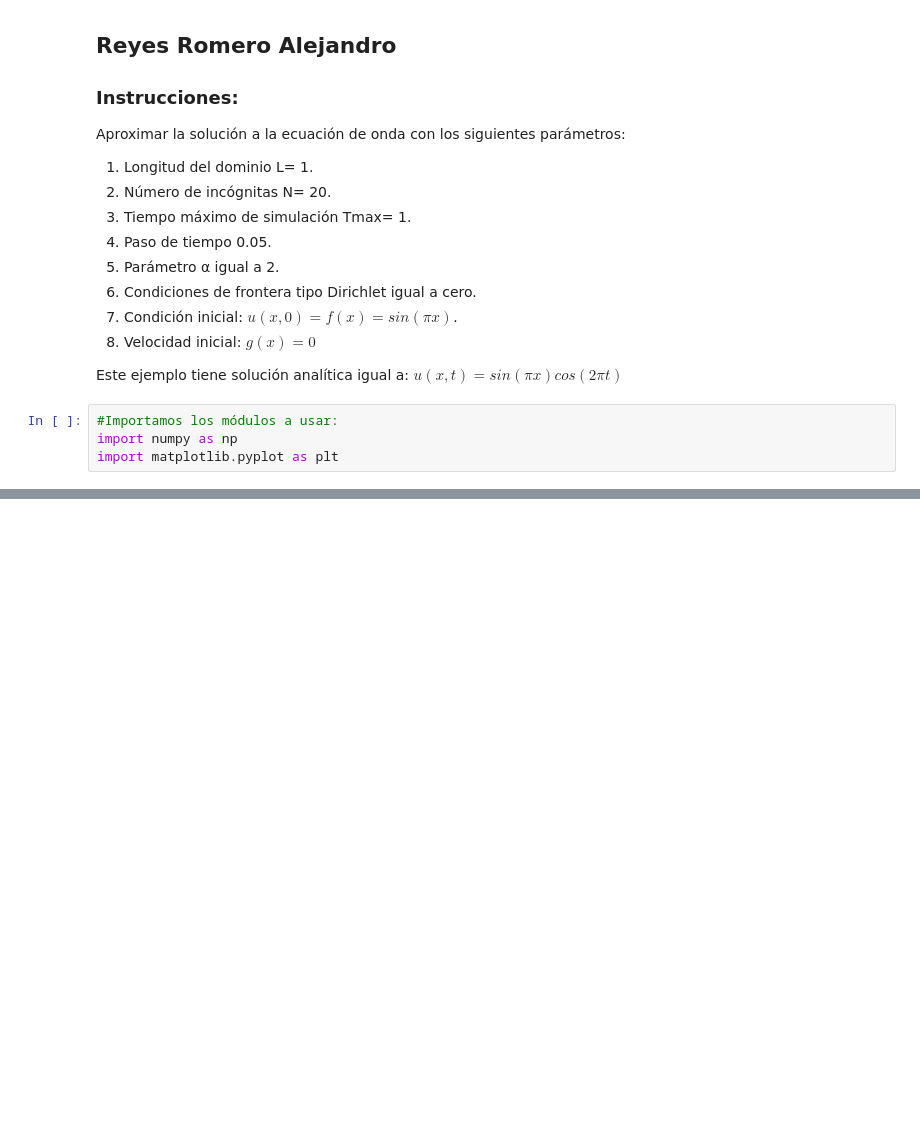
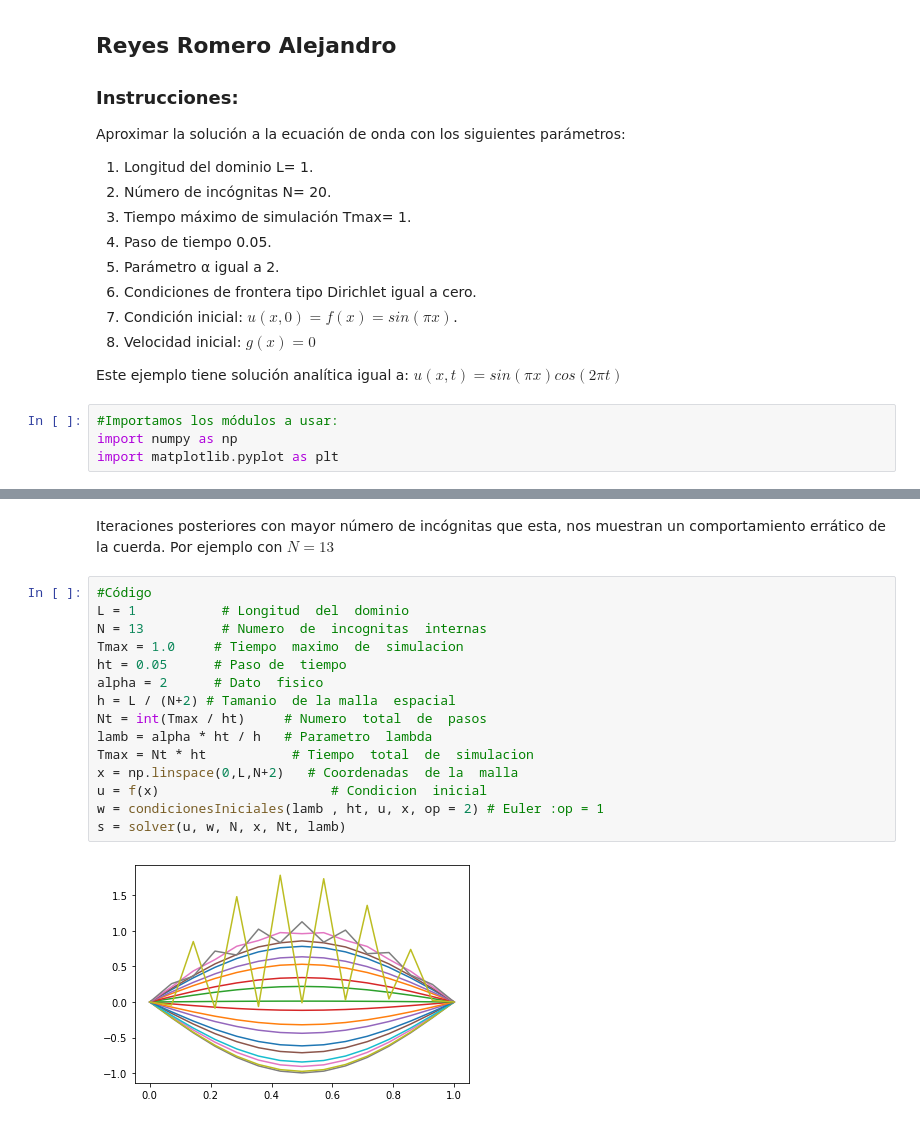
Before and after one commit to AlejandroReyes98/GeoMaC_Tareas, a Jupyter notebook: Tarea_Examen2/Ejercicio5_Ex2.ipynb, the cells around one changed output, grey strips where cells are left out. Saved outputs shown, nothing was run; the diff lists cells and outputs as text; blank space fills up the shorter version.

```diff
--- a/Tarea_Examen2/Ejercicio5_Ex2.ipynb
+++ b/Tarea_Examen2/Ejercicio5_Ex2.ipynb
@@ -141,0 +142,19 @@ TypeError: solver() missing 1 required positional argument: 'xs'
+# %% [markdown]
+Iteraciones posteriores con mayor número de incógnitas que esta, nos muestran un comportamiento errático de la cuerda. Por ejemplo con $N=13$
+# %%
+#Código
+L = 1           # Longitud  del  dominio
+N = 13          # Numero  de  incognitas  internas
+Tmax = 1.0     # Tiempo  maximo  de  simulacion
+ht = 0.05      # Paso de  tiempo
+alpha = 2      # Dato  fisico
+h = L / (N+2) # Tamanio  de la malla  espacial
+Nt = int(Tmax / ht)     # Numero  total  de  pasos
+lamb = alpha * ht / h   # Parametro  lambda
+Tmax = Nt * ht           # Tiempo  total  de  simulacion
+x = np.linspace(0,L,N+2)   # Coordenadas  de la  malla
+u = f(x)                      # Condicion  inicial
+w = condicionesIniciales(lamb , ht, u, x, op = 2) # Euler :op = 1
+s = solver(u, w, N, x, Nt, lamb)
+# %% [output]
+[figure, added]
```
Also changed, not shown: parts of 10 cells of this notebook, 2 other files.
